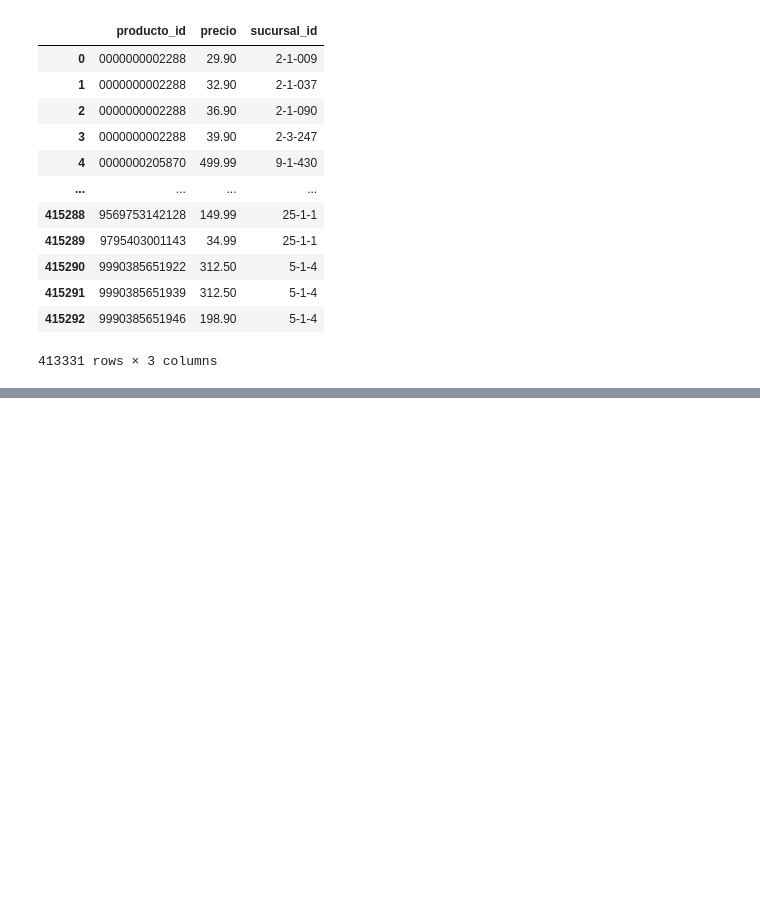
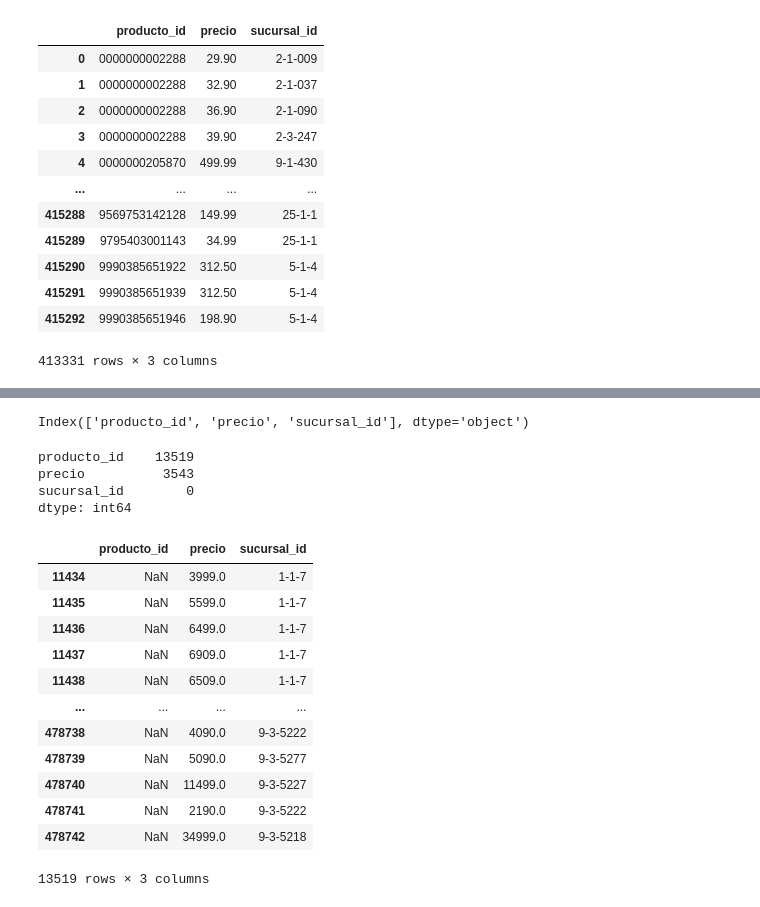
Before and after one commit to Leon-Espitia/Data_Engineering_ETL-n-ER_Model, a Jupyter notebook: cleansingStage.ipynb, the cells around one changed output, grey strips where cells are left out. Cells and saved outputs as stored; diff of their text form; code cells hidden in the pictures; blank space fills up the shorter version.

```diff
--- a/cleansingStage.ipynb
+++ b/cleansingStage.ipynb
@@ -342,0 +353,3 @@ df_txt.to_csv('precio_semana_20200518.csv', sep=',', decimal='.', index=False)
+# %%
+#Sheet1
+df_excel_19 = pd.read_excel(r'C:\Users\lespi\OneDrive\Escritorio\HENRY\DTS04\DTS04\PI_1_ETL\Henry-ETL-Project\Datasets\precios_semanas_20200419_20200426.xlsx', 'precios_20200419_20200419')
@@ -342,0 +371,3 @@ df_txt.to_csv('precio_semana_20200518.csv', sep=',', decimal='.', index=False)
+# %%
+#Sheet 2
+df_excel_26 = pd.read_excel(r'C:\Users\lespi\OneDrive\Escritorio\HENRY\DTS04\DTS04\PI_1_ETL\Henry-ETL-Project\Datasets\precios_semanas_20200419_20200426.xlsx', 'precios_20200426_20200426')
@@ -342,0 +389,3 @@ df_txt.to_csv('precio_semana_20200518.csv', sep=',', decimal='.', index=False)
+# %%
+#Concatenate the two separated excel sheet files into one xlsx file
+df_excel_19_26 = pd.concat([df_excel_26, df_excel_19])
@@ -342,0 +421,31 @@ df_txt.to_csv('precio_semana_20200518.csv', sep=',', decimal='.', index=False)
+# %%
+#Rearrange columns order
+df_excel_19_26 = df_excel_19_26[['producto_id', 'precio', 'sucursal_id']]
+df_excel_19_26.columns
+# %% [output]
+Index(['producto_id', 'precio', 'sucursal_id'], dtype='object')
+# %%
+#Looking for NaN dataset amount of values
+df_excel_19_26.isna().sum()
+# %% [output]
+producto_id    13519
+precio          3543
+sucursal_id        0
+dtype: int64
+# %%
+#Visualization of NaN column values
+df_excel_19_26[df_excel_19_26['producto_id'].isna()]
+# %% [output]
+|  | producto_id | precio | sucursal_id |
+| 11434 | NaN | 3999.0 | 1-1-7 |
+| 11435 | NaN | 5599.0 | 1-1-7 |
+| 11436 | NaN | 6499.0 | 1-1-7 |
+| 11437 | NaN | 6909.0 | 1-1-7 |
+| 11438 | NaN | 6509.0 | 1-1-7 |
+| ... | ... | ... | ... |
+| 478738 | NaN | 4090.0 | 9-3-5222 |
+| 478739 | NaN | 5090.0 | 9-3-5277 |
+| 478740 | NaN | 11499.0 | 9-3-5227 |
+| 478741 | NaN | 2190.0 | 9-3-5222 |
+| 478742 | NaN | 34999.0 | 9-3-5218 |
+13519 rows × 3 columns
```
Also changed, not shown: parts of 33 cells of this notebook, 3 other files.
